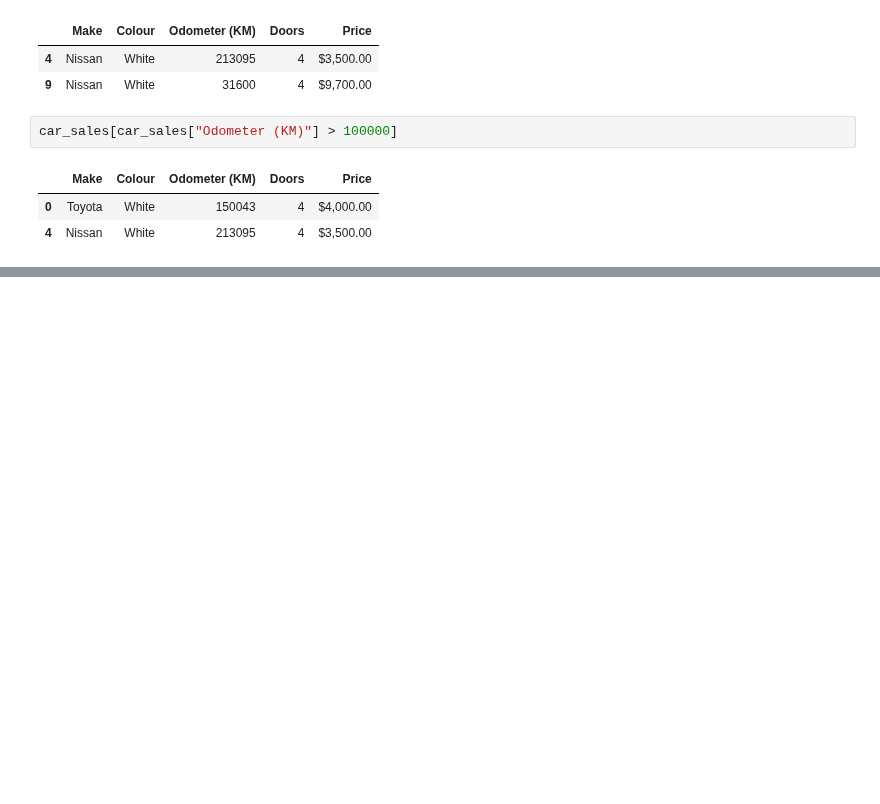
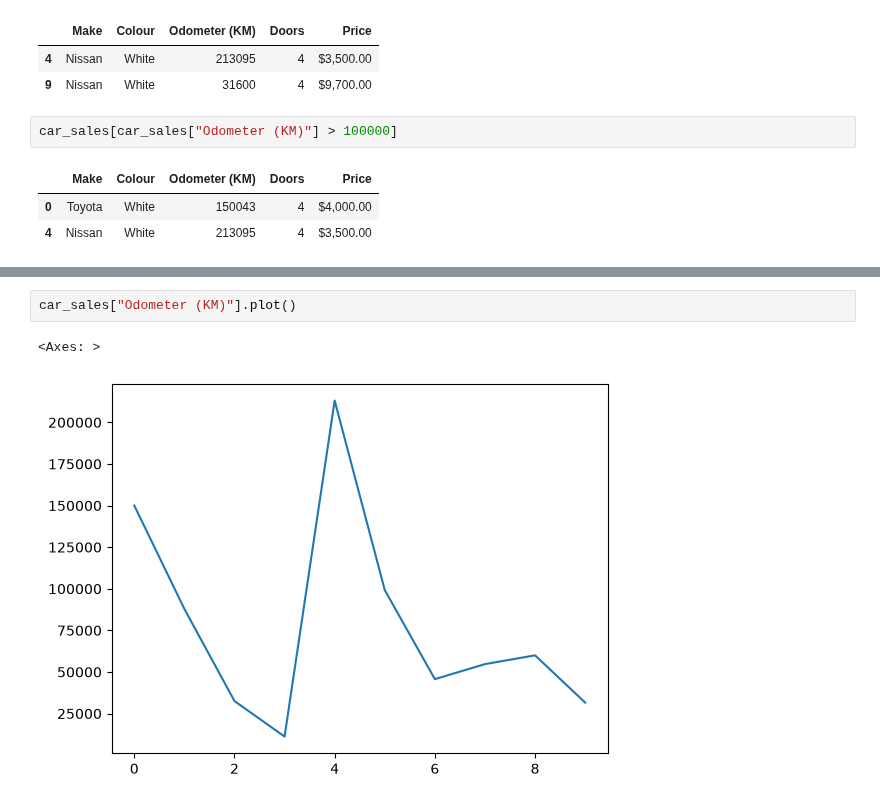
Before and after one commit to ayinde-xyz/ml-learn, a Jupyter notebook: first_notebook.ipynb, the cells around one changed output, grey strips where cells are left out. Saved outputs shown, nothing was run; the diff lists cells and outputs as text; blank space fills up the shorter version.

```diff
--- a/first_notebook.ipynb
+++ b/first_notebook.ipynb
@@ -283,0 +316,5 @@ car_sales[car_sales["Odometer (KM)"] > 100000]
+# %%
+car_sales["Odometer (KM)"].plot()
+# %% [output]
+<Axes: >
+[figure, added]
```
Also changed, not shown: parts of 10 cells of this notebook.
